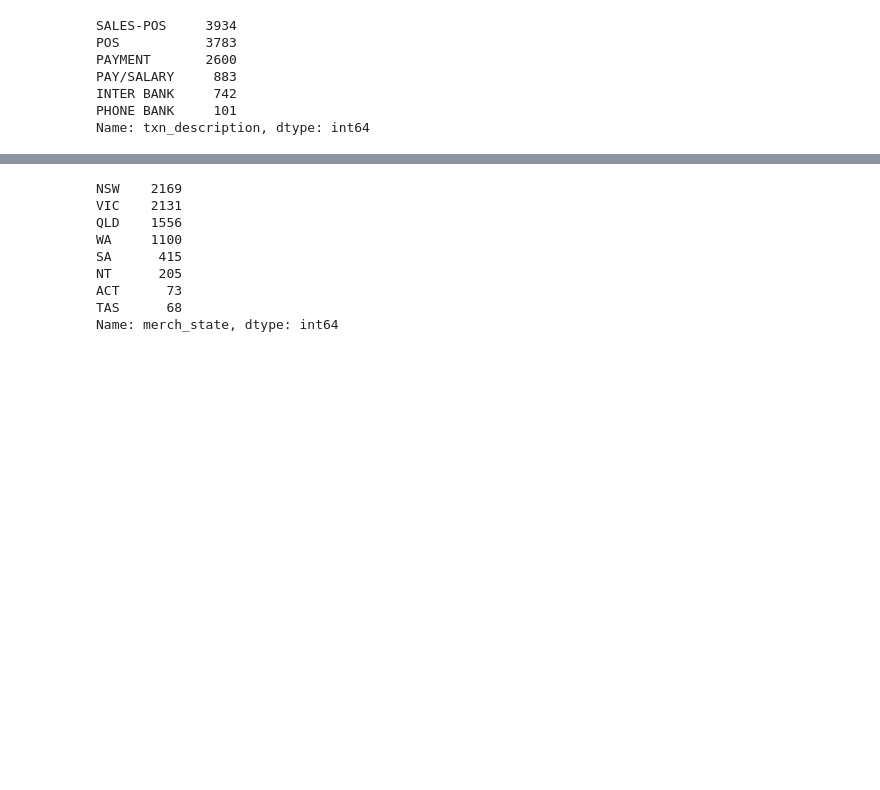
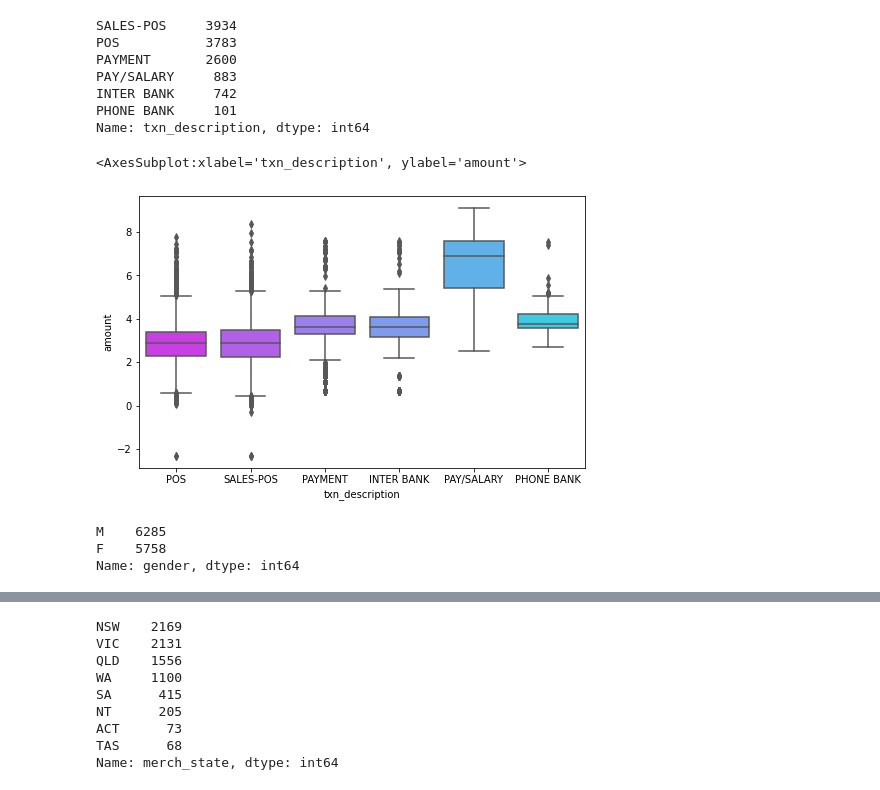
Before and after one commit to isaackarwailow/ANZ, a Jupyter notebook: Task 2. Predictive Analytics.ipynb, the cells around one changed output, grey strips where cells are left out. Saved outputs shown, nothing was run; the diff lists cells and outputs as text; code cells hidden in the pictures; blank space fills up the shorter version.

```diff
--- a/Task 2. Predictive Analytics.ipynb
+++ b/Task 2. Predictive Analytics.ipynb
@@ -117,3 +117,15 @@ PAY/SALARY     883
 INTER BANK     742
 PHONE BANK     101
 Name: txn_description, dtype: int64
+# %%
+fig, ax = plt.subplots(figsize=(8, 5))
+sns.boxplot(x='txn_description', y=np.log(df.amount), data=df, palette="cool_r")
+# %% [output]
+<AxesSubplot:xlabel='txn_description', ylabel='amount'>
+[figure, added]
+# %%
+df.gender.value_counts()
+# %% [output]
+M    6285
+F    5758
+Name: gender, dtype: int64
```
Also changed, not shown: parts of 4 cells of this notebook.
